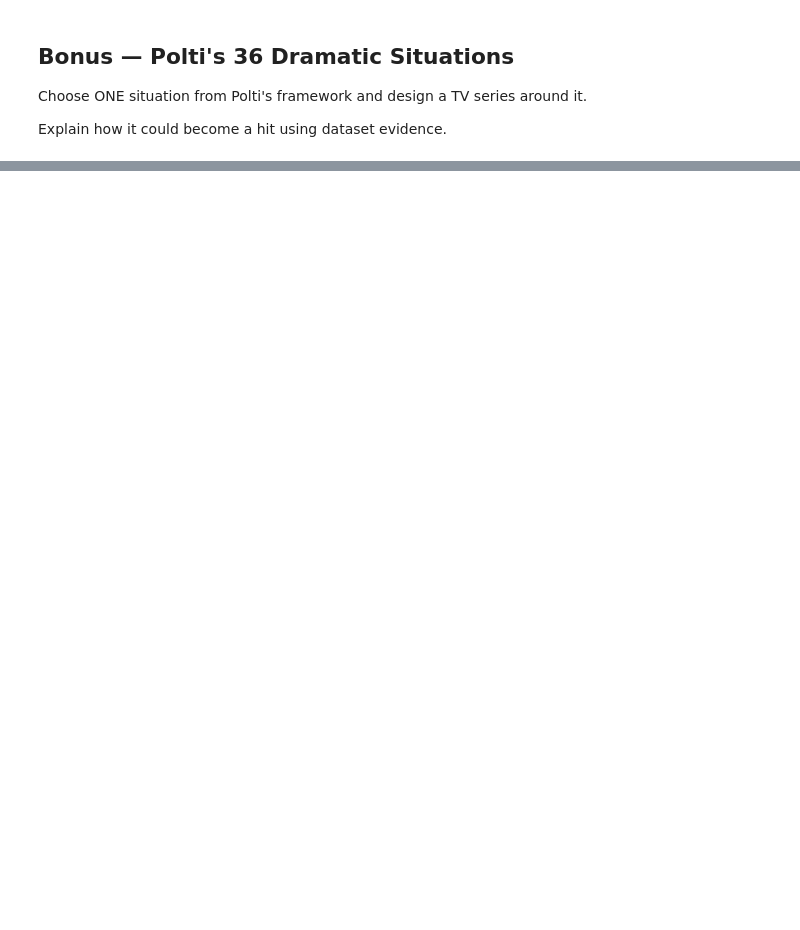
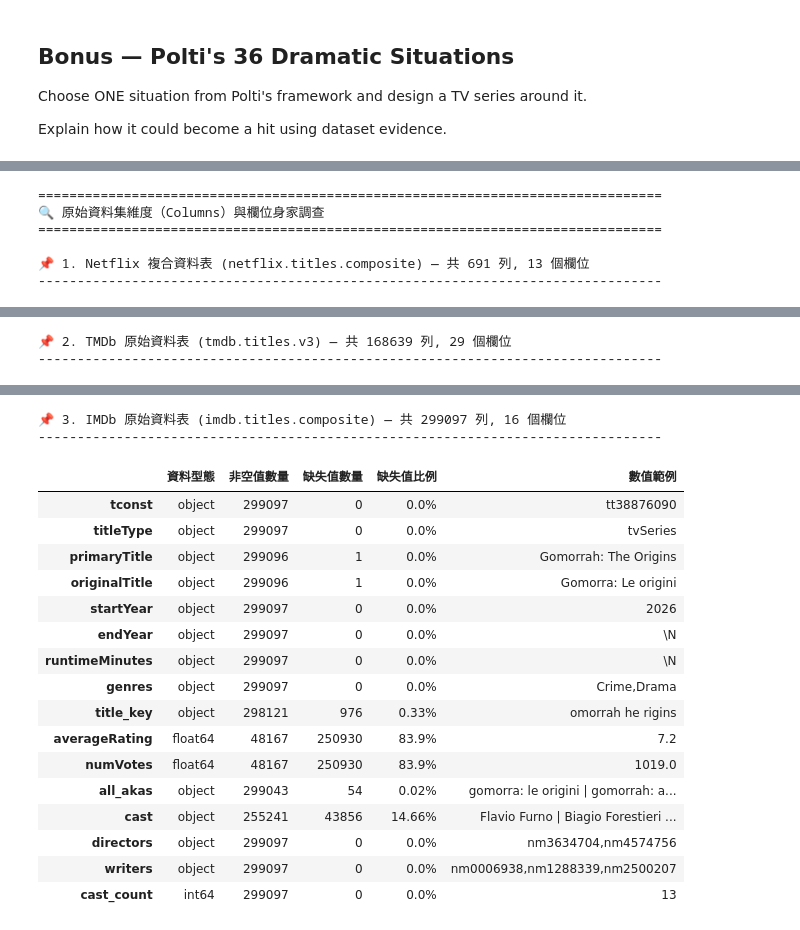
Before and after one commit to vincent-copy/netflix-writers, a Jupyter notebook: netflix-writer.ipynb, the cells around one changed output, grey strips where cells are left out. Cells and saved outputs as stored; diff of their text form; code cells hidden in the pictures; blank space fills up the shorter version.

```diff
--- a/netflix-writer.ipynb
+++ b/netflix-writer.ipynb
@@ -234,0 +443,58 @@ Explain how it could become a hit using dataset evidence.
+# %%
+import pandas as pd
+
+# 1. 載入你本地最原始的 composite 與 v3 資料集
+# （這三個是你在前面步驟中讀取過的原始 DataFrame）
+print("=" * 80)
+print("🔍 原始資料集維度（Columns）與欄位身家調查")
+print("=" * 80)
+
+# ------------------------------------------
+# A. Netflix 複合資料集 (包含已匹配的 IMDb 資訊)
+# ------------------------------------------
+print(f"\n📌 1. Netflix 複合資料表 (netflix.titles.composite) — 共 {netflix.shape[0]} 列, {netflix.shape[1]} 個欄位")
+print("-" * 80)
+# 建立一個清晰的欄位結構表
+netflix_info = pd.DataFrame({
+    "資料型態": netflix.dtypes,
+    "非空值數量": netflix.notna().sum(),
+    "缺失值數量": netflix.isna().sum(),
+    "缺失值比例": (netflix.isna().mean() * 100).round(2).astype(str) + "%",
+    "數值範例": netflix.iloc[0].values
+})
+display(netflix_info)
+
+# ------------------------------------------
+# B. TMDb 原始資料集 (tmdb.titles.v3)
+# ------------------------------------------
+print(f"\n📌 2. TMDb 原始資料表 (tmdb.titles.v3) — 共 {tmdb.shape[0]} 列, {tmdb.shape[1]} 個欄位")
+print("-" * 80)
+tmdb_info = pd.DataFrame({
+    "資料型態": tmdb.dtypes,
+    "非空值數量": tmdb.notna().sum(),
+    "缺失值數量": tmdb.isna().sum(),
+    "缺失值比例": (tmdb.isna().mean() * 100).round(2).astype(str) + "%",
+    "數值範例": tmdb.iloc[0].values
+})
+display(tmdb_info)
+
+# ------------------------------------------
+# C. IMDb 原始資料集 (imdb.titles.composite)
+# ------------------------------------------
+print(f"\n📌 3. IMDb 原始資料表 (imdb.titles.composite) — 共 {imdb.shape[0]} 列, {imdb.shape[1]} 個欄位")
+print("-" * 80)
+imdb_info = pd.DataFrame({
+    "資料型態": imdb.dtypes,
+    "非空值數量": imdb.notna().sum(),
+    "缺失值數量": imdb.isna().sum(),
+    "缺失值比例": (imdb.isna().mean() * 100).round(2).astype(str) + "%",
+    "數值範例": imdb.iloc[0].values
+})
+display(imdb_info)
+# %% [output]
+================================================================================
+🔍 原始資料集維度（Columns）與欄位身家調查
+================================================================================
+
+📌 1. Netflix 複合資料表 (netflix.titles.composite) — 共 691 列, 13 個欄位
+--------------------------------------------------------------------------------
@@ -234,0 +515,2 @@ Explain how it could become a hit using dataset evidence.
+📌 2. TMDb 原始資料表 (tmdb.titles.v3) — 共 168639 列, 29 個欄位
+--------------------------------------------------------------------------------
@@ -234,0 +534,19 @@ Explain how it could become a hit using dataset evidence.
+📌 3. IMDb 原始資料表 (imdb.titles.composite) — 共 299097 列, 16 個欄位
+--------------------------------------------------------------------------------
+|  | 資料型態 | 非空值數量 | 缺失值數量 | 缺失值比例 | 數值範例 |
+| tconst | object | 299097 | 0 | 0.0% | tt38876090 |
+| titleType | object | 299097 | 0 | 0.0% | tvSeries |
+| primaryTitle | object | 299096 | 1 | 0.0% | Gomorrah: The Origins |
+| originalTitle | object | 299096 | 1 | 0.0% | Gomorra: Le origini |
+| startYear | object | 299097 | 0 | 0.0% | 2026 |
+| endYear | object | 299097 | 0 | 0.0% | \N |
+| runtimeMinutes | object | 299097 | 0 | 0.0% | \N |
+| genres | object | 299097 | 0 | 0.0% | Crime,Drama |
+| title_key | object | 298121 | 976 | 0.33% | omorrah he rigins |
+| averageRating | float64 | 48167 | 250930 | 83.9% | 7.2 |
+| numVotes | float64 | 48167 | 250930 | 83.9% | 1019.0 |
+| all_akas | object | 299043 | 54 | 0.02% | gomorra: le origini | gomorrah: a... |
+| cast | object | 255241 | 43856 | 14.66% | Flavio Furno | Biagio Forestieri ... |
+| directors | object | 299097 | 0 | 0.0% | nm3634704,nm4574756 |
+| writers | object | 299097 | 0 | 0.0% | nm0006938,nm1288339,nm2500207 |
+| cast_count | int64 | 299097 | 0 | 0.0% | 13 |
```
Also changed, not shown: parts of 18 cells of this notebook.
